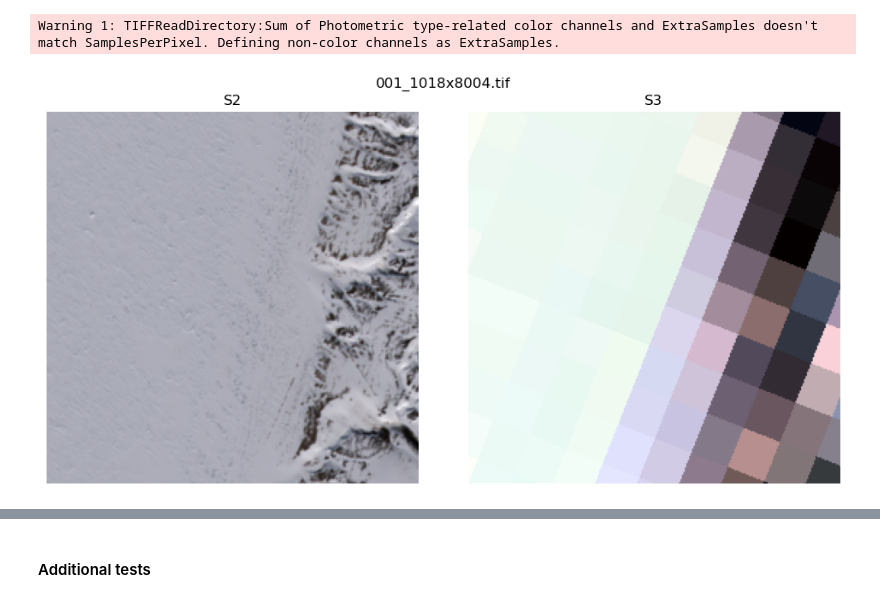
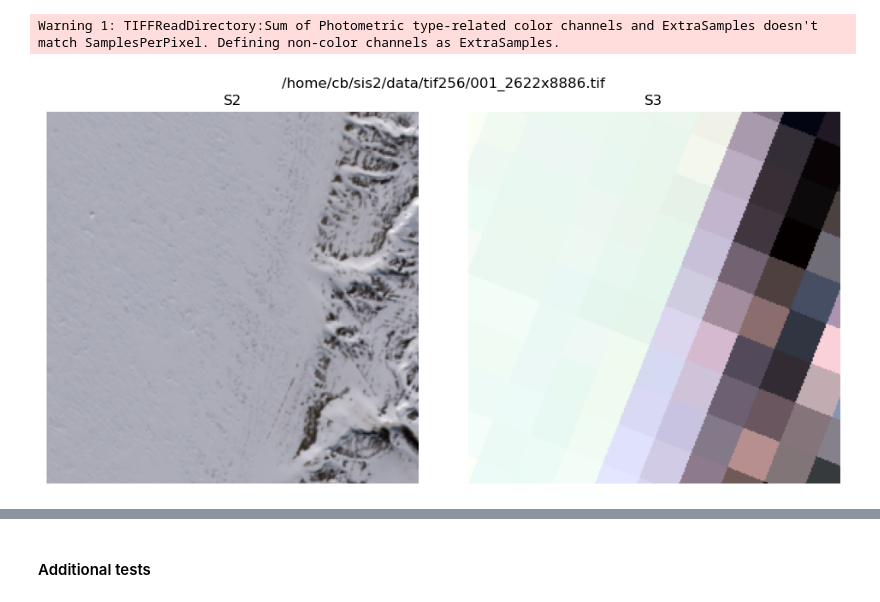
Before and after one commit to ucabcbo/ARISGAN, a Jupyter notebook: single_tiff.ipynb, the cells around one changed output, grey strips where cells are left out. Drawn from its saved outputs; the diff is of its cells as text; code cells hidden in the pictures.

```diff
--- a/single_tiff.ipynb
+++ b/single_tiff.ipynb
@@ -16,10 +16,12 @@ from sis_helper import RGBProfile as rgb
 # import importlib
 # importlib.reload(helper)
 
+TILESIZE = 256
 
-# TIF_FILENAME='/home/cb/sis/data/collocated/001_1018x8004.tif'
-# TENSOR_FILENAME='/home/cb/sis/data/tfrecords/001_6008x9002.tfrecord'
-
-#256px
-TIF_FILENAME='/home/cb/sis2/data/tif256/001_2622x8886.tif'
-TENSOR_FILENAME='/home/cb/sis2/data/tfrecords256/001_2622x8886.tfrecord'
+if TILESIZE == 960:
+    pass
+    # TIF_FILENAME='/home/cb/sis/data/collocated/001_1018x8004.tif'
+    # TENSOR_FILENAME='/home/cb/sis/data/tfrecords/001_6008x9002.tfrecord'
+elif TILESIZE == 256:
+    TIF_FILENAME='/home/cb/sis2/data/tif256/001_2622x8886.tif'
+    TENSOR_FILENAME='/home/cb/sis2/data/tfrecords256/001_2622x8886.tfrecord'
@@ -29,7 +28,7 @@ To enable them in other operations, rebuild TensorFlow with the appropriate comp
 # %%
 raw_tiff = rasterio.open(os.path.join(TIF_FILENAME))
 # %%
-helper.plot_tiff_sbs(raw_tiff, title='001_1018x8004.tif')
+helper.plot_tiff_sbs(raw_tiff, title=TIF_FILENAME)
 # %% [output]
 Warning 1: TIFFReadDirectory:Sum of Photometric type-related color channels and ExtraSamples doesn't match SamplesPerPixel. Defining non-color channels as ExtraSamples.
-[figure, old version]
+[figure, new version]
```
Also changed, not shown: parts of 4 cells of this notebook, 1 other file.
